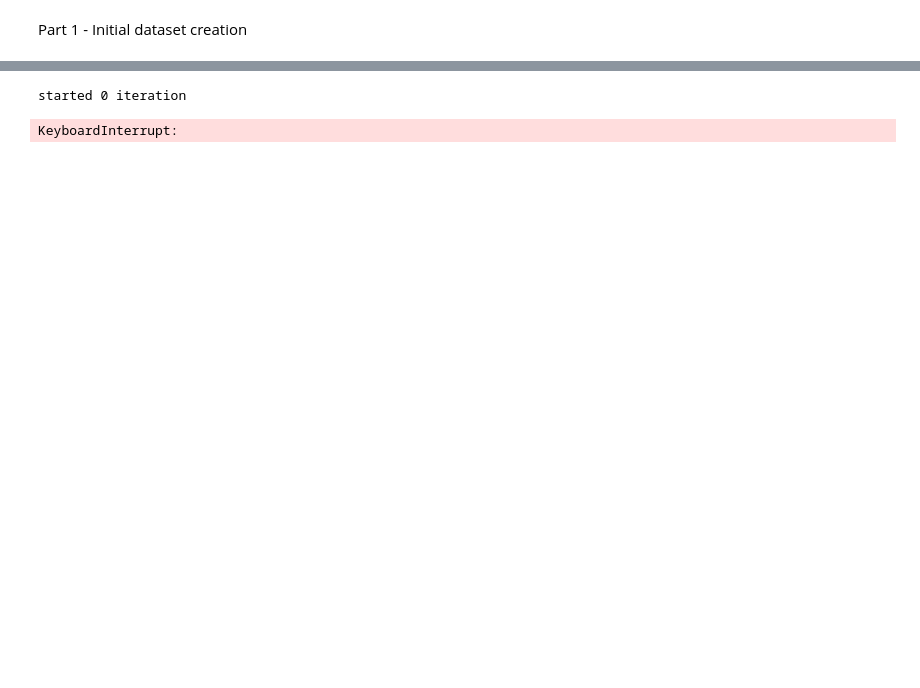
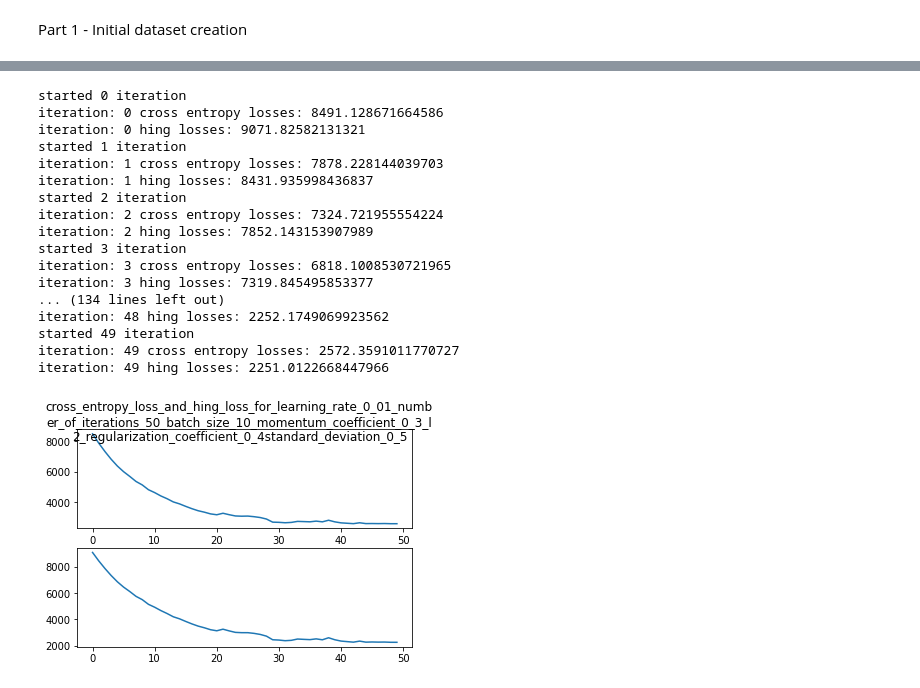
Before and after one commit to yaelgreen/ML1-Final-project, a Jupyter notebook: ML1.ipynb, the cells around one changed output, grey strips where cells are left out. Cells and saved outputs as stored; diff of their text form; code cells hidden in the pictures; blank space fills up the shorter version.

```diff
--- a/ML1.ipynb
+++ b/ML1.ipynb
@@ -622,32 +799,49 @@ def create_training_and_testing_sets() -> (Dict, Dict, Dict):
         b'labels': [label for i, batch in batches.items() for label in batch[b'labels']],
         b'data': [label for i, batch in batches.items() for label in batch[b'data']],
         b'filenames': [label for i, batch in batches.items() for label in batch[b'filenames']],
     }
     test_set = unpickle(os.path.join(path, "test_batch"))
     meta = unpickle(os.path.join(path, "batches.meta"))
     return training_set, test_set, meta
 
 
 training_set, test_set, meta = create_training_and_testing_sets()
 convert_pixel_intensity(training_set)
 convert_pixel_intensity(test_set)
 learning_rate = 0.01
 num_of_iterations = 50
 batch_size = 10
 momentum_coefficient = 0.3
 l2_regularization_coefficient = 0.4
 standard_deviation = 0.5
+training_set_shape = 3072
 model_name = f"learning rate {learning_rate} number of iterations {num_of_iterations}" \
              f" batch_size {batch_size} momentum coefficient {momentum_coefficient} " \
              f"l2 regularization coefficient {l2_regularization_coefficient}" \
              f"standard_deviation {standard_deviation}"
 model = Model(training_set, learning_rate, num_of_iterations,
               batch_size,
               momentum_coefficient, l2_regularization_coefficient,
-              standard_deviation,
+              standard_deviation, training_set_shape,
               model_name.replace(" ", "_").replace(".", "_"))
 model.training()
 model.plot_losses()
 # %% [output]
 started 0 iteration
+iteration: 0 cross entropy losses: 8491.128671664586
+iteration: 0 hing losses: 9071.82582131321
+started 1 iteration
+iteration: 1 cross entropy losses: 7878.228144039703
+iteration: 1 hing losses: 8431.935998436837
+started 2 iteration
+iteration: 2 cross entropy losses: 7324.721955554224
+iteration: 2 hing losses: 7852.143153907989
+started 3 iteration
+iteration: 3 cross entropy losses: 6818.1008530721965
+iteration: 3 hing losses: 7319.845495853377
+... (134 lines left out)
+iteration: 48 hing losses: 2252.1749069923562
+started 49 iteration
+iteration: 49 cross entropy losses: 2572.3591011770727
+iteration: 49 hing losses: 2251.0122668447966
-KeyboardInterrupt:
+[figure, added]
```
Also changed, not shown: parts of 6 cells of this notebook, 1 other file.
